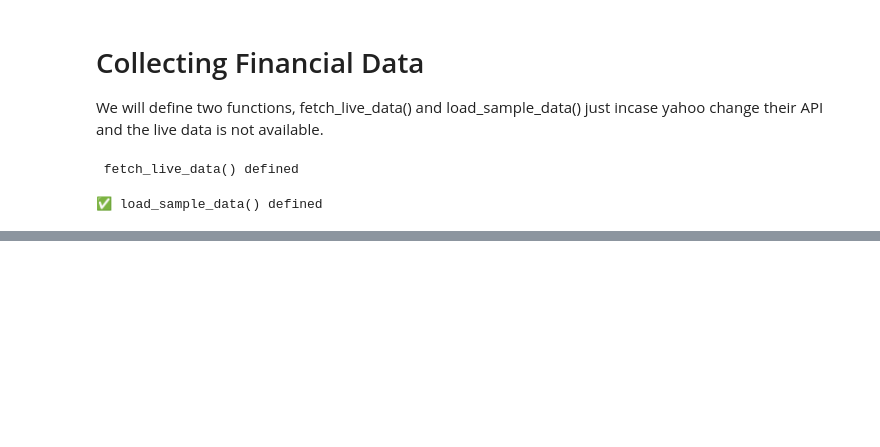
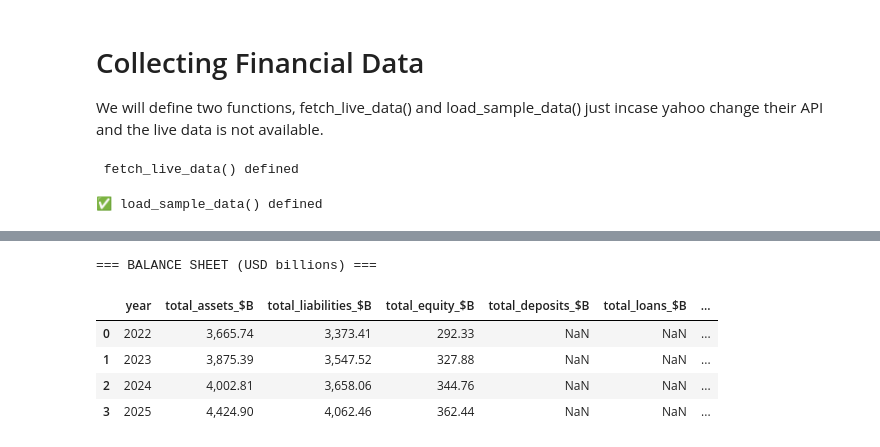
Before and after one commit to Chege-jr0/JP_Morgan_Bank_Financial_Analysis, a Jupyter notebook: main.ipynb, the cells around one changed output, grey strips where cells are left out. Cells and saved outputs as stored; diff of their text form; code cells hidden in the pictures; blank space fills up the shorter version.

```diff
--- a/main.ipynb
+++ b/main.ipynb
@@ -170,0 +248,16 @@ print('✅ load_sample_data() defined')
+# %%
+# ── Balance Sheet ─────────────────────────────────────────
+balance_display = balance_df.copy()
+bal_cols = ['total_assets', 'total_liabilities', 'total_equity',
+            'total_deposits', 'total_loans', 'cash_equivalents', 'long_term_debt']
+balance_display[bal_cols] = (balance_display[bal_cols] / 1000000000).round(2)
+balance_display = balance_display.rename(columns={c: c + '_$B' for c in bal_cols})
+print('=== BALANCE SHEET (USD billions) ===')
+balance_display
+# %% [output]
+=== BALANCE SHEET (USD billions) ===
+|  | year | total_assets_$B | total_liabilities_$B | total_equity_$B | total_deposits_$B | total_loans_$B | ... |
+| 0 | 2022 | 3,665.74 | 3,373.41 | 292.33 | NaN | NaN | ... |
+| 1 | 2023 | 3,875.39 | 3,547.52 | 327.88 | NaN | NaN | ... |
+| 2 | 2024 | 4,002.81 | 3,658.06 | 344.76 | NaN | NaN | ... |
+| 3 | 2025 | 4,424.90 | 4,062.46 | 362.44 | NaN | NaN | ... |
```
Also changed, not shown: parts of 15 cells of this notebook, 6 other files.
